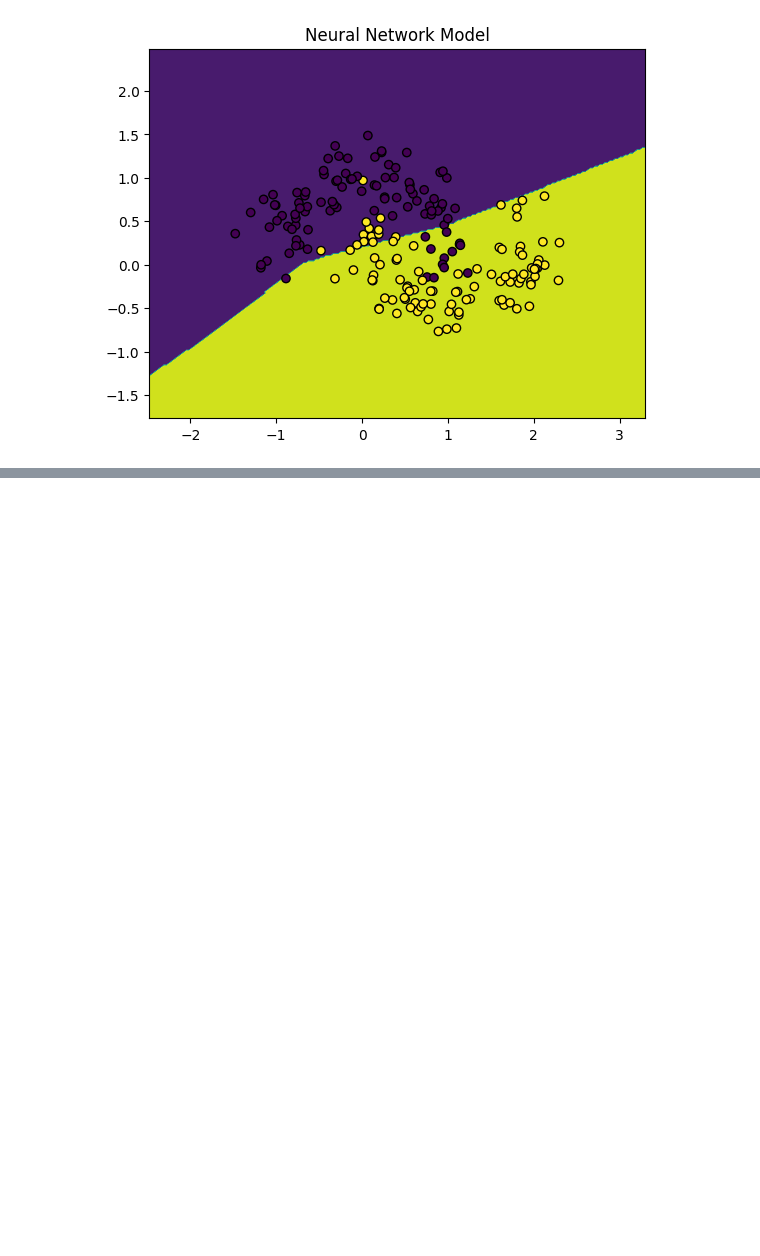
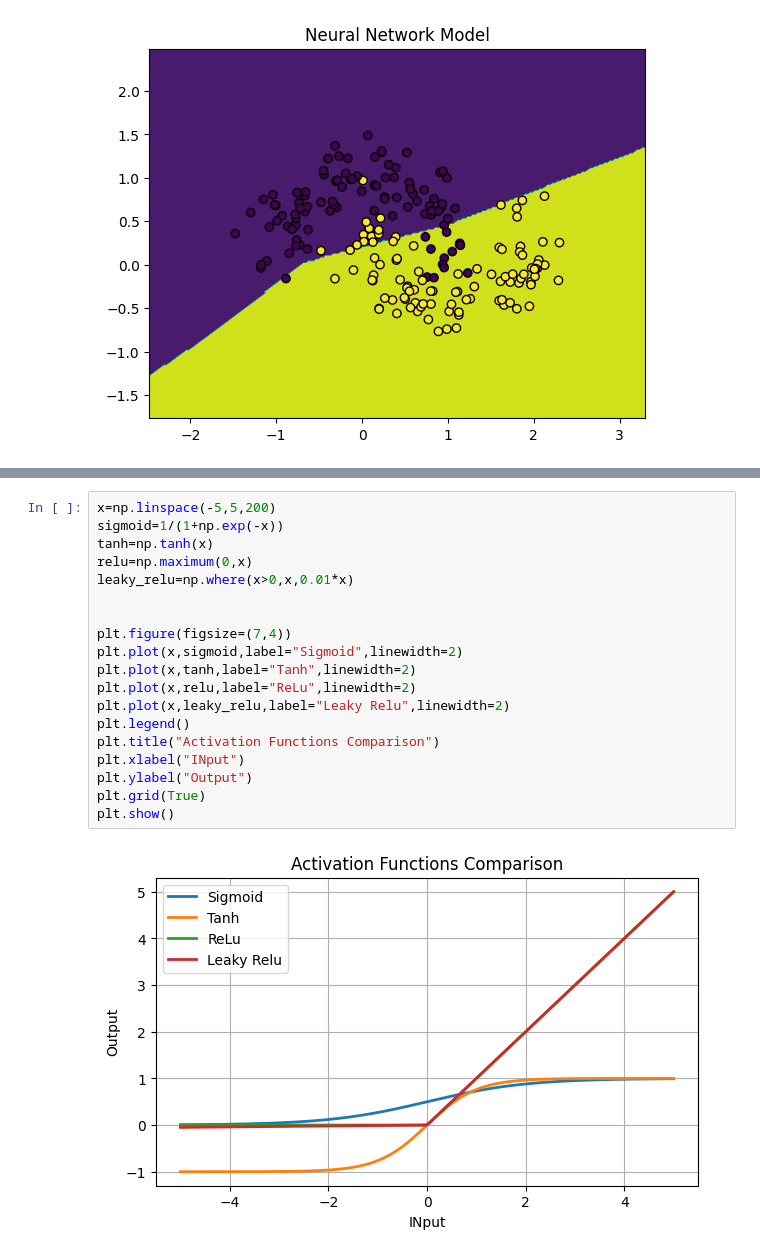
Before and after one commit to Devansh-AIML/2201641640019, a Jupyter notebook: chapter_appendix-tools-for-deep-learning/jupyter.ipynb, the cells around one changed output, grey strips where cells are left out. Saved outputs shown, nothing was run; the diff lists cells and outputs as text; blank space fills up the shorter version.

```diff
--- a/chapter_appendix-tools-for-deep-learning/jupyter.ipynb
+++ b/chapter_appendix-tools-for-deep-learning/jupyter.ipynb
@@ -181,0 +192,21 @@ plot_boundary(nn_model,X,y,'Neural Network Model')
+# %%
+x=np.linspace(-5,5,200)
+sigmoid=1/(1+np.exp(-x))
+tanh=np.tanh(x)
+relu=np.maximum(0,x)
+leaky_relu=np.where(x>0,x,0.01*x)
+
+
+plt.figure(figsize=(7,4))
+plt.plot(x,sigmoid,label="Sigmoid",linewidth=2)
+plt.plot(x,tanh,label="Tanh",linewidth=2)
+plt.plot(x,relu,label="ReLu",linewidth=2)
+plt.plot(x,leaky_relu,label="Leaky Relu",linewidth=2)
+plt.legend()
+plt.title("Activation Functions Comparison")
+plt.xlabel("INput")
+plt.ylabel("Output")
+plt.grid(True)
+plt.show()
+# %% [output]
+[figure, added]
```
Also changed, not shown: parts of 2 cells of this notebook.
